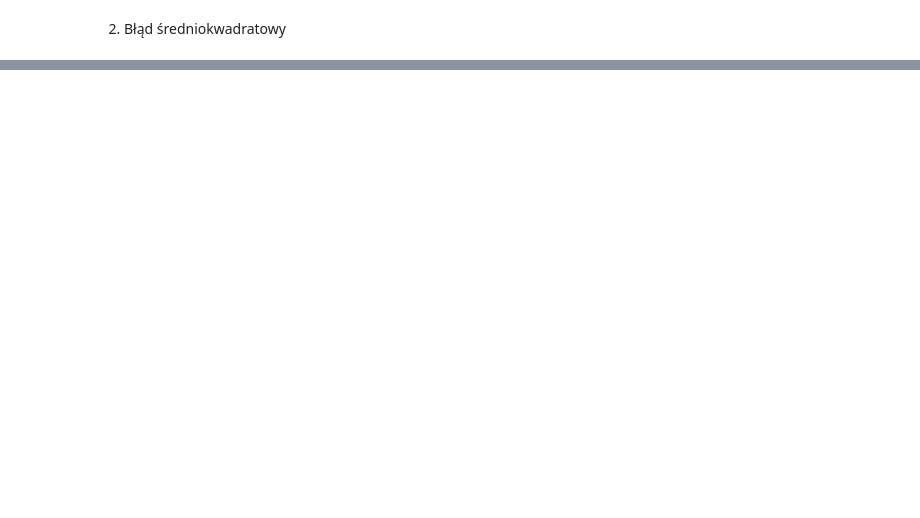
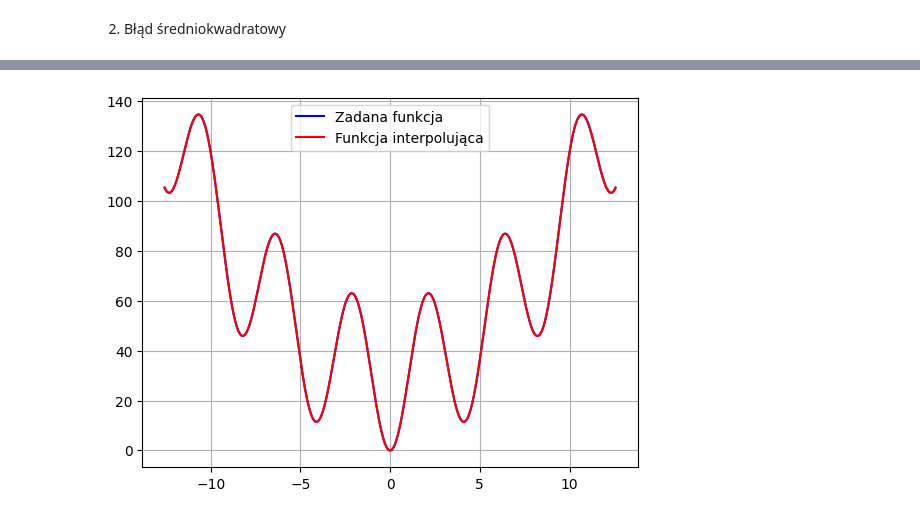
Before and after one commit to JakubFr4czek/MOwNiT, a Jupyter notebook: Lab2b/Do oceny/fraczek_2b.ipynb, the cells around one changed output, grey strips where cells are left out. Drawn from its saved outputs; the diff is of its cells as text; code cells hidden in the pictures; blank space fills up the shorter version.

```diff
--- a/Lab3/lab3.ipynb
+++ b/Lab2b/Do oceny/fraczek_2b.ipynb
@@ -379,0 +410,4 @@ interpolation_mean_difference(point_generation_function=get_chebyshev_nodes, tes
+# %%
+interpolate(get_chebyshev_nodes, 19, 1000)
+# %% [output]
+[figure, added]
```
Also changed, not shown: parts of 11 cells of this notebook, 24 other files.
